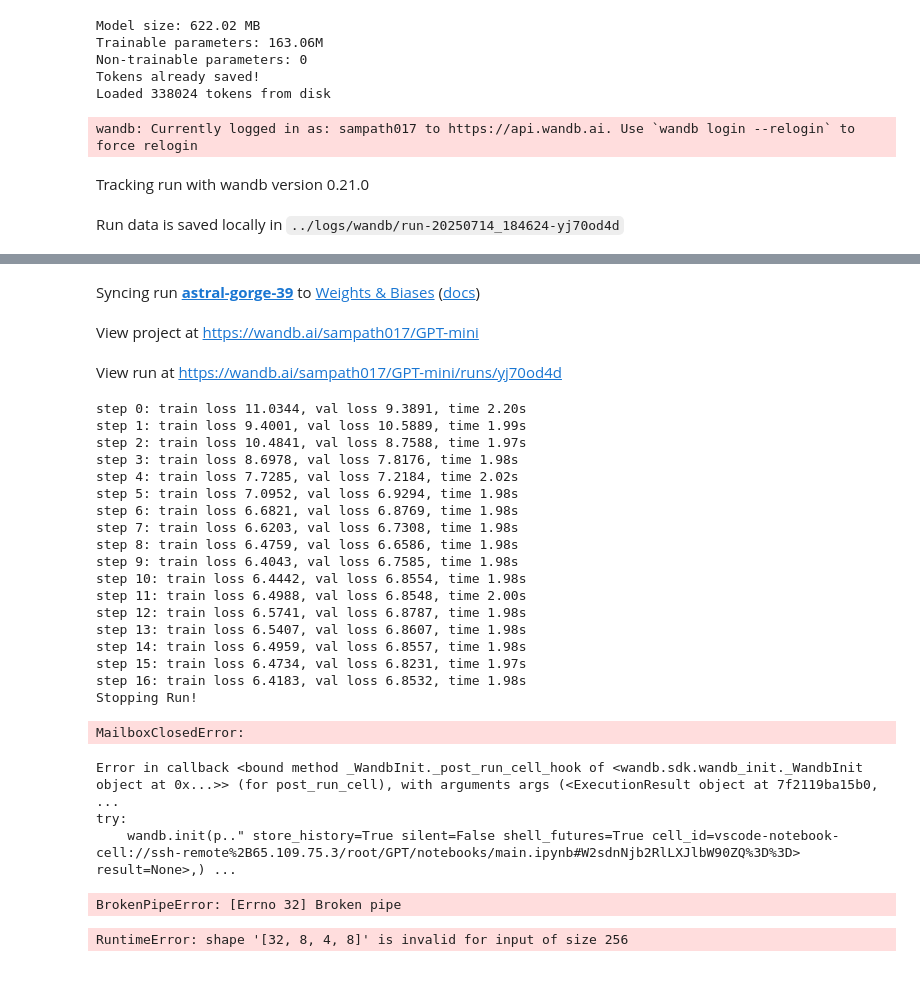
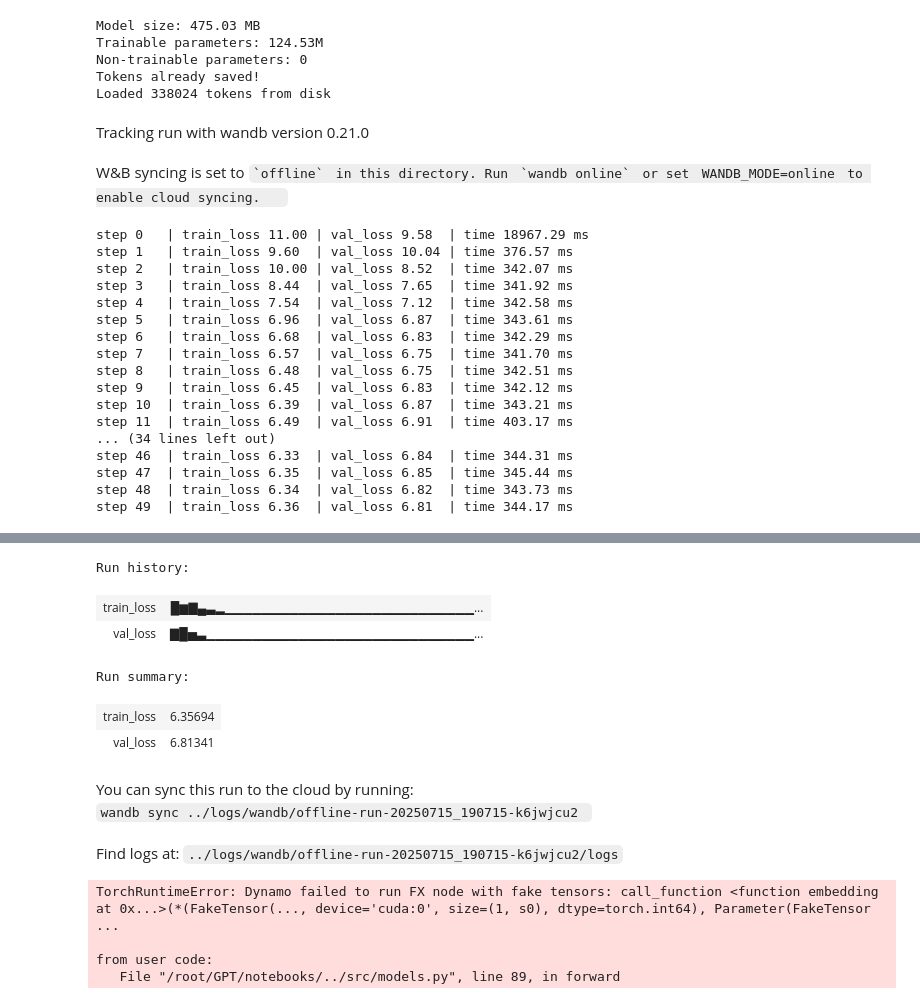
Before and after one commit to sampath017/GPT, a Jupyter notebook: notebooks/main.ipynb, the cells around one changed output, grey strips where cells are left out. Cells and saved outputs as stored; diff of their text form; code cells hidden in the pictures; blank space fills up the shorter version.

```diff
--- a/notebooks/main.ipynb
+++ b/notebooks/main.ipynb
@@ -11,29 +11,33 @@ import torch.nn.functional as F
 import wandb
 # %%
 model = GPT().to(s.config["device"])
+model = torch.compile(model)
 model_summary = ModelSummary(model)
 model_summary.summary()
 
-dataloader = DataLoaderLite()
+dataset = DatasetLite()
+train_dataloader = DataLoaderLite(dataset, split="train")
+val_dataloader = DataLoaderLite(dataset, split="val")
+
 optimizer = torch.optim.AdamW(model.parameters())
 
-trainer = Trainer(model, optimizer, dataloader)
+trainer = Trainer(model, optimizer, {"train_dataloader":train_dataloader, "val_dataloader":val_dataloader})
 # %% [output]
-Model size: 622.02 MB
-Trainable parameters: 163.06M
+Model size: 475.03 MB
+Trainable parameters: 124.53M
 Non-trainable parameters: 0
 Tokens already saved!
 Loaded 338024 tokens from disk
 # %%
 # 🧪 Training Loop with WandB
 try:
-    wandb.init(project="GPT-mini", config=s.config, dir=s.logs_path)
+    wandb.init(project="GPT-mini", config=s.config, dir=s.logs_path, mode="offline")
 
     for step in range(s.config["training"]["max_steps"]):
         train_loss, elapsed_time = trainer.train_step()
         val_loss = trainer.val_step()
 
-        print(f"step {step}: train loss {train_loss:.4f}, val loss {val_loss:.4f}, time {elapsed_time:.2f}s")
+        print(f"step {step:<3} | train_loss {train_loss:<5.2f} | val_loss {val_loss:<5.2f} | time {elapsed_time * 1000:<4.2f} ms")
         wandb.log({"train_loss": train_loss, "val_loss": val_loss})
 
         if step % 10 == 0:
@@ -53,6 +57,22 @@ finally:
     wandb.log_model(checkpoint_path)
     wandb.finish()
 # %% [output]
-wandb: Currently logged in as: sampath017 to https://api.wandb.ai. Use `wandb login --relogin` to force relogin
 Tracking run with wandb version 0.21.0
-Run data is saved locally in ../logs/wandb/run-20250714_184624-yj70od4d
+W&B syncing is set to `offline` in this directory. Run `wandb online` or set WANDB_MODE=online to enable cloud syncing.
+step 0   | train_loss 11.00 | val_loss 9.58  | time 18967.29 ms
+step 1   | train_loss 9.60  | val_loss 10.04 | time 376.57 ms
+step 2   | train_loss 10.00 | val_loss 8.52  | time 342.07 ms
+step 3   | train_loss 8.44  | val_loss 7.65  | time 341.92 ms
+step 4   | train_loss 7.54  | val_loss 7.12  | time 342.58 ms
+step 5   | train_loss 6.96  | val_loss 6.87  | time 343.61 ms
+step 6   | train_loss 6.68  | val_loss 6.83  | time 342.29 ms
+step 7   | train_loss 6.57  | val_loss 6.75  | time 341.70 ms
+step 8   | train_loss 6.48  | val_loss 6.75  | time 342.51 ms
+step 9   | train_loss 6.45  | val_loss 6.83  | time 342.12 ms
+step 10  | train_loss 6.39  | val_loss 6.87  | time 343.21 ms
+step 11  | train_loss 6.49  | val_loss 6.91  | time 403.17 ms
+... (34 lines left out)
+step 46  | train_loss 6.33  | val_loss 6.84  | time 344.31 ms
+step 47  | train_loss 6.35  | val_loss 6.85  | time 345.44 ms
+step 48  | train_loss 6.34  | val_loss 6.82  | time 343.73 ms
+step 49  | train_loss 6.36  | val_loss 6.81  | time 344.17 ms
@@ -59,26 +80,9 @@ Run data is saved locally in ../logs/wandb/run-20250714_184624-yj70od4d
+Run history:
+| train_loss | █▆▇▄▃▂▁▁▁▁▁▁▁▁▁▁▁▁▁▁▁▁▁▁▁▁▁▁▁▁▁▁▁... |
+| val_loss | ▇█▅▃▁▁▁▁▁▁▁▁▁▁▁▁▁▁▁▁▁▁▁▁▁▁▁▁▁▁▁▁▁... |
+Run summary:
+| train_loss | 6.35694 |
+| val_loss | 6.81341 |
-Syncing run astral-gorge-39 to Weights & Biases (docs)
+You can sync this run to the cloud by running:
+wandb sync ../logs/wandb/offline-run-20250715_190715-k6jwjcu2
-View project at https://wandb.ai/sampath017/GPT-mini
+Find logs at: ../logs/wandb/offline-run-20250715_190715-k6jwjcu2/logs
-View run at https://wandb.ai/sampath017/GPT-mini/runs/yj70od4d
-step 0: train loss 11.0344, val loss 9.3891, time 2.20s
-step 1: train loss 9.4001, val loss 10.5889, time 1.99s
-step 2: train loss 10.4841, val loss 8.7588, time 1.97s
-step 3: train loss 8.6978, val loss 7.8176, time 1.98s
-step 4: train loss 7.7285, val loss 7.2184, time 2.02s
-step 5: train loss 7.0952, val loss 6.9294, time 1.98s
-step 6: train loss 6.6821, val loss 6.8769, time 1.98s
-step 7: train loss 6.6203, val loss 6.7308, time 1.98s
-step 8: train loss 6.4759, val loss 6.6586, time 1.98s
-step 9: train loss 6.4043, val loss 6.7585, time 1.98s
-step 10: train loss 6.4442, val loss 6.8554, time 1.98s
-step 11: train loss 6.4988, val loss 6.8548, time 2.00s
-step 12: train loss 6.5741, val loss 6.8787, time 1.98s
-step 13: train loss 6.5407, val loss 6.8607, time 1.98s
-step 14: train loss 6.4959, val loss 6.8557, time 1.98s
-step 15: train loss 6.4734, val loss 6.8231, time 1.97s
-step 16: train loss 6.4183, val loss 6.8532, time 1.98s
-Stopping Run!
-MailboxClosedError:
-Error in callback <bound method _WandbInit._post_run_cell_hook of <wandb.sdk.wandb_init._WandbInit object at 0x...>> (for post_run_cell), with arguments args (<ExecutionResult object at 7f2119ba15b0,  ...
-try:
-    wandb.init(p.." store_history=True silent=False shell_futures=True cell_id=vscode-notebook-cell://ssh-remote%2B65.109.75.3/root/GPT/notebooks/main.ipynb#W2sdnNjb2RlLXJlbW90ZQ%3D%3D> result=None>,) ...
-BrokenPipeError: [Errno 32] Broken pipe
@@ -101,4 +109,7 @@ def generate(model, max_tokens=100):
 preds = generate(model, max_tokens=500)
 preds.shape
 # %% [output]
-RuntimeError: shape '[32, 8, 4, 8]' is invalid for input of size 256
+TorchRuntimeError: Dynamo failed to run FX node with fake tensors: call_function <function embedding at 0x...>(*(FakeTensor(..., device='cuda:0', size=(1, s0), dtype=torch.int64), Parameter(FakeTensor ...
+
+from user code:
+   File "/root/GPT/notebooks/../src/models.py", line 89, in forward
```
Also changed, not shown: parts of 3 cells of this notebook, 6 other files.
